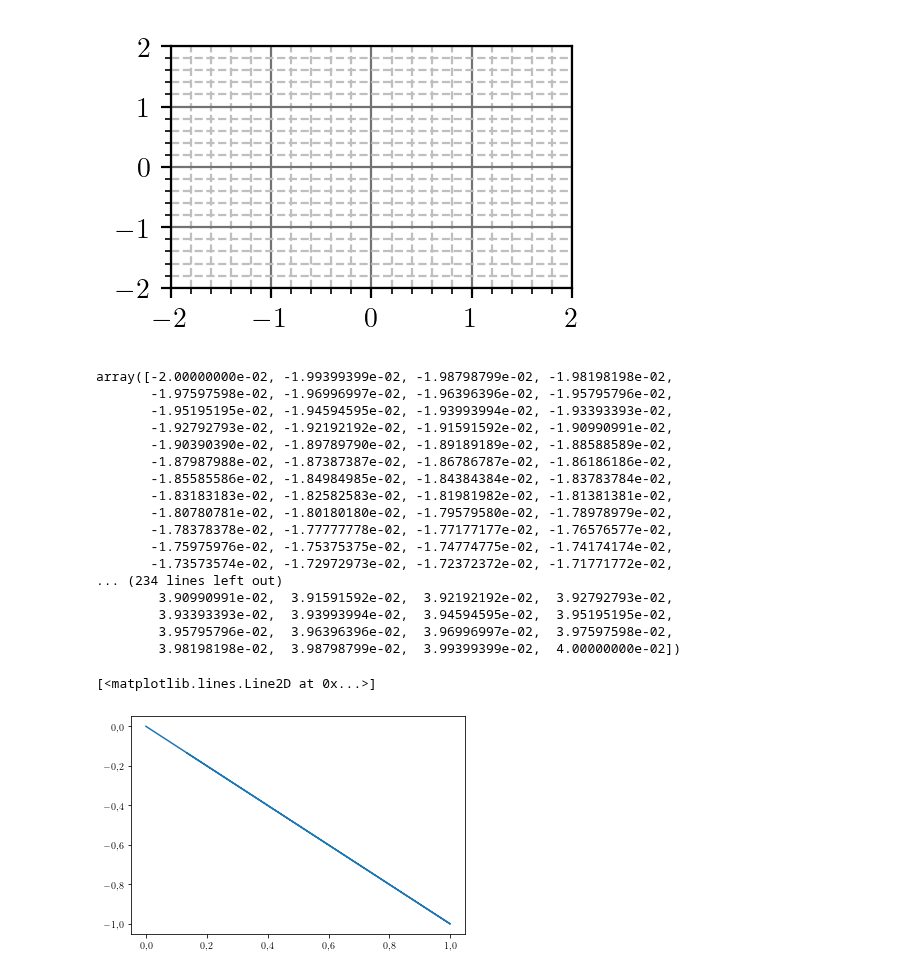
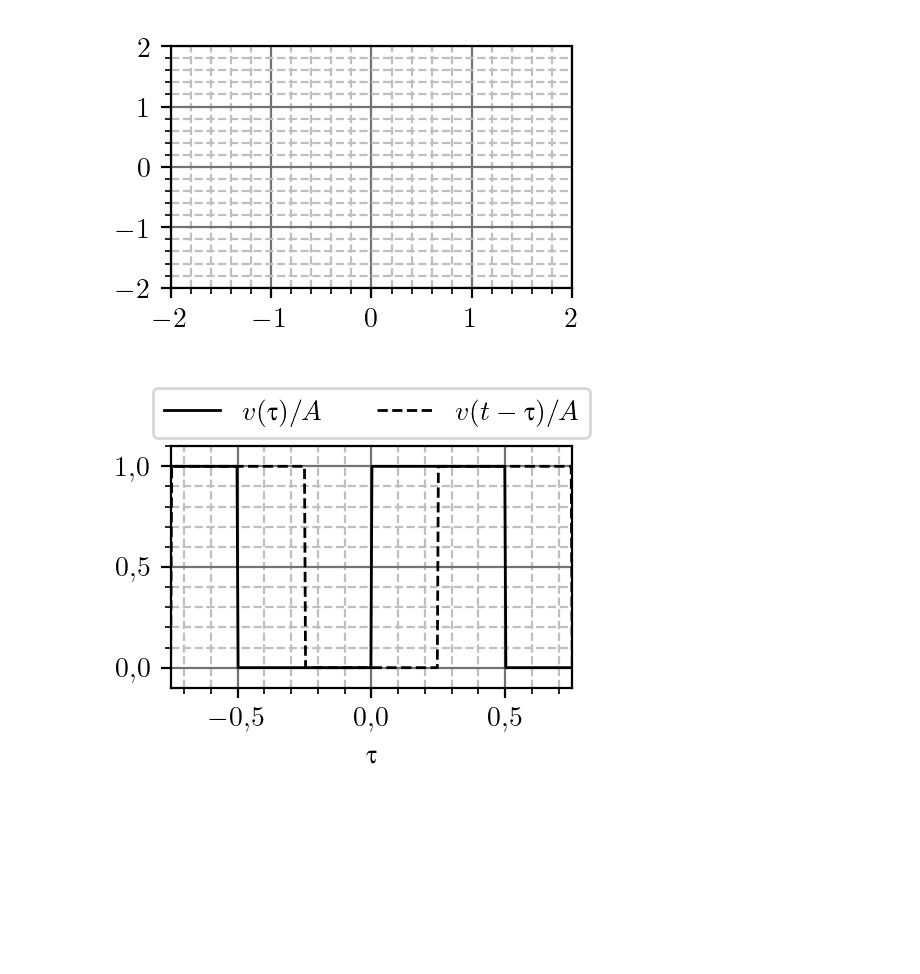
Before and after one commit to djokicd/zbirka-sis, a Jupyter notebook: 1_uvod/2_kontinualni_sistemi/fig/sistemi_plotovi.ipynb, the cells around one changed output. Saved outputs shown, nothing was run; the diff lists cells and outputs as text; code cells hidden in the pictures; blank space fills up the shorter version.

```diff
--- a/1_uvod/2_kontinualni_sistemi/fig/sistemi_plotovi.ipynb
+++ b/1_uvod/2_kontinualni_sistemi/fig/sistemi_plotovi.ipynb
@@ -6,7 +6,7 @@ plt.rcParams.update({
     "font.family": "sans-serif"
     })
 
-plt.rc('text.latex', preamble=r'\usepackage[T1,T2A]{fontenc}\usepackage[utf8]{inputenc}\usepackage{cmsrb}\usepackage{amsmath,amsfonts}\usepackage[Symbolsmallscale]{upgreek}\usepackage{icomma}')
+plt.rc('text.latex', preamble=r'\usepackage[T1,T2A]{fontenc}\usepackage[utf8]{inputenc}\usepackage{cmsrb}\usepackage{amsmath,amsfonts,amssymb}\usepackage[Symbolsmallscale]{upgreek}\usepackage{icomma}')
 
 font = {'family' : 'normal',
         'weight' : 'bold',
@@ -445,38 +445,41 @@ plt.savefig("comb_RLC_impulse.pdf", bbox_inches='tight', ppad_inches=0)
 # %% [output]
 IndexError: too many indices for array: array is 0-dimensional, but 1 were indexed
 [figure]
-# %%
-array(t)
-# %% [output]
-array([-2.00000000e-02, -1.99399399e-02, -1.98798799e-02, -1.98198198e-02,
-       -1.97597598e-02, -1.96996997e-02, -1.96396396e-02, -1.95795796e-02,
-       -1.95195195e-02, -1.94594595e-02, -1.93993994e-02, -1.93393393e-02,
-       -1.92792793e-02, -1.92192192e-02, -1.91591592e-02, -1.90990991e-02,
-       -1.90390390e-02, -1.89789790e-02, -1.89189189e-02, -1.88588589e-02,
-       -1.87987988e-02, -1.87387387e-02, -1.86786787e-02, -1.86186186e-02,
-       -1.85585586e-02, -1.84984985e-02, -1.84384384e-02, -1.83783784e-02,
-       -1.83183183e-02, -1.82582583e-02, -1.81981982e-02, -1.81381381e-02,
-       -1.80780781e-02, -1.80180180e-02, -1.79579580e-02, -1.78978979e-02,
-       -1.78378378e-02, -1.77777778e-02, -1.77177177e-02, -1.76576577e-02,
-       -1.75975976e-02, -1.75375375e-02, -1.74774775e-02, -1.74174174e-02,
-       -1.73573574e-02, -1.72972973e-02, -1.72372372e-02, -1.71771772e-02,
-... (234 lines left out)
-        3.90990991e-02,  3.91591592e-02,  3.92192192e-02,  3.92792793e-02,
-        3.93393393e-02,  3.93993994e-02,  3.94594595e-02,  3.95195195e-02,
-        3.95795796e-02,  3.96396396e-02,  3.96996997e-02,  3.97597598e-02,
-        3.98198198e-02,  3.98798799e-02,  3.99399399e-02,  4.00000000e-02])
-# %%
-import matplotlib.pyplot as plt
-import numpy as np
-
-
-a = np.array(y1)
-b = np.array(y2)
-
-plt.fill_between(a, b, 0,
-                 where = (a > 2) & (a <= 3),
-                 color = 'g')
-plt.plot(a,b)
-# %% [output]
-[<matplotlib.lines.Line2D at 0x...>]
-[figure, removed]
+# %%
+
+t = np.linspace(-2, 2, 1000)
+
+def f(x):
+    return sin(2*pi*x) * u(x)
+x = f(t) + f(t-1) + f(t-2) + f(t-3) + f(t-4)
+g = u(t) + u(t-1) + u(t-2) + u(t-3) + u(t-4)
+
+def rect(t):
+    while t < 0.5: t += 1;
+    while t > 0.5: t -= 1;
+
+    if t > 0: return 1
+    return 0
+
+R0 = 1
+
+p = [rect(u) for u in t]
+p2 = [rect(u-0.25) for u in t]
+p3 = [rect(u)*rect(u-0.25) for u in t]
+vec0 = [0 for u in t]
+
+
+fig = generate_canvas()
+lam0 = -5e4
+plt.plot(t, p, 'k', lw=1)
+plt.plot(t, p2, 'k--', lw=1)
+#plt.plot(t, p3, 'k--', lw=1)
+#plt.fill_between(t, vec0, p3, alpha=0.5)
+#plt.plot(t, g, '0.')
+plt.xlabel(r'$\uptau$')
+plt.xlim([-0.75, 0.75])
+plt.ylim([-0.1, 1.1])
+plt.legend([r"$v(\uptau)/A$", r"$v(t-\uptau)/A$"], loc="upper center", bbox_to_anchor=(0.5, 1.3), ncol=2)
+plt.savefig("cconv_r1.pdf", bbox_inches='tight', ppad_inches=0)
+# %% [output]
+[figure, added]
```
Also changed, not shown: parts of 4 cells of this notebook, 11 other files.
